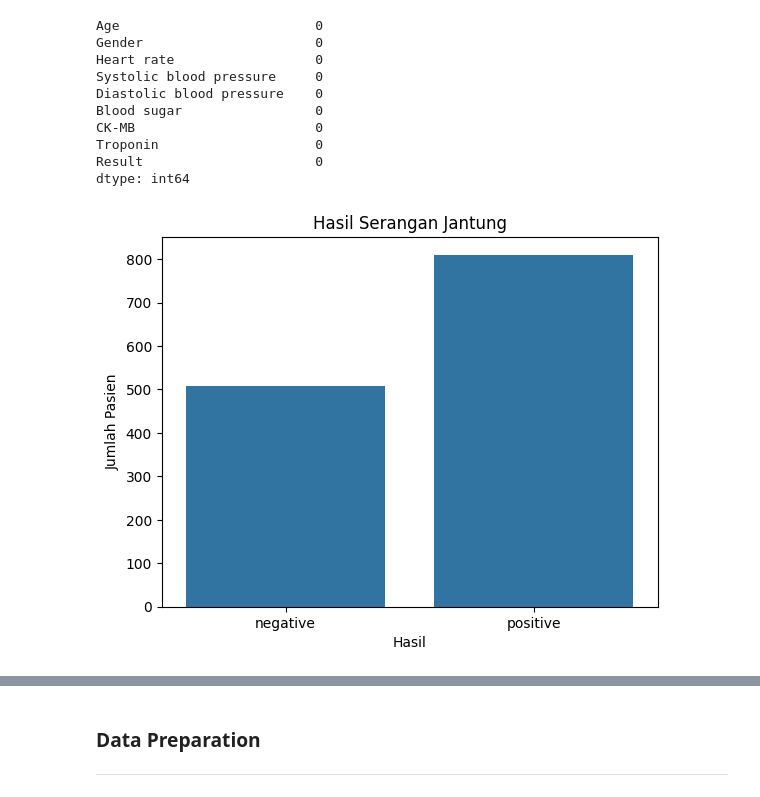
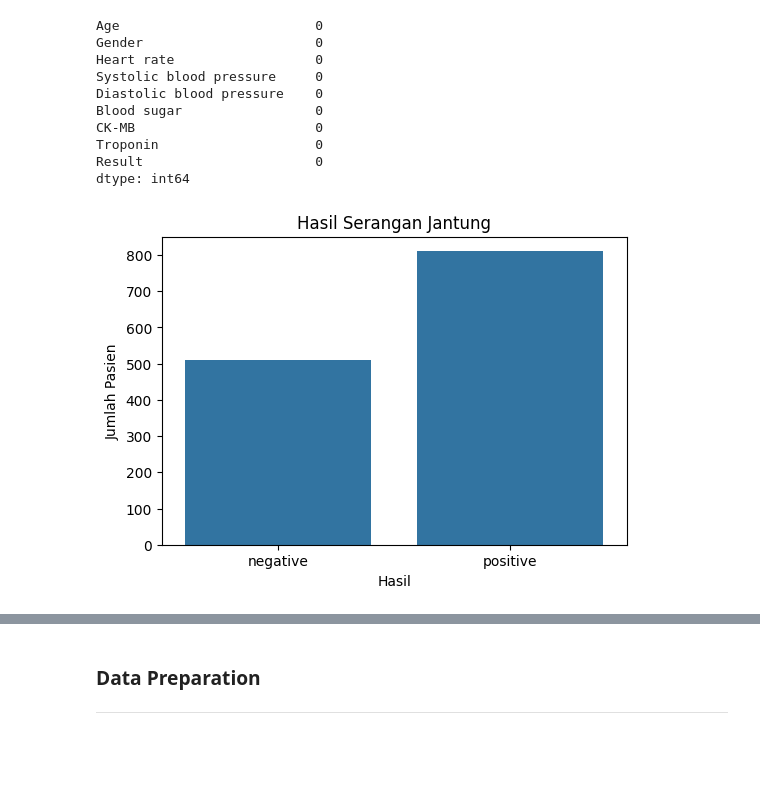
Before and after one commit to niel2512/Data-Mining---Hearth-Attack-Dataset-, a Jupyter notebook: Tubes.ipynb, the cells around one changed output, grey strips where cells are left out. Saved outputs shown, nothing was run; the diff lists cells and outputs as text; code cells hidden in the pictures; blank space fills up the shorter version.

```diff
--- a/Tubes.ipynb
+++ b/Tubes.ipynb
@@ -109,12 +106,13 @@ df_cleaned = df.dropna()
 # %%
 import seaborn as sns
 import matplotlib.pyplot as plt
 
 # Plot hasil serangan Jantung
+plt.figure(figsize=(6,4))
 sns.countplot(x='Result', data=df)
 plt.title('Hasil Serangan Jantung')
 plt.ylabel('Jumlah Pasien')
 plt.xlabel('Hasil')
 plt.show()
 # %% [output]
-[figure, old version]
+[figure, new version]
```
Also changed, not shown: parts of 36 cells of this notebook, 5 other files.
